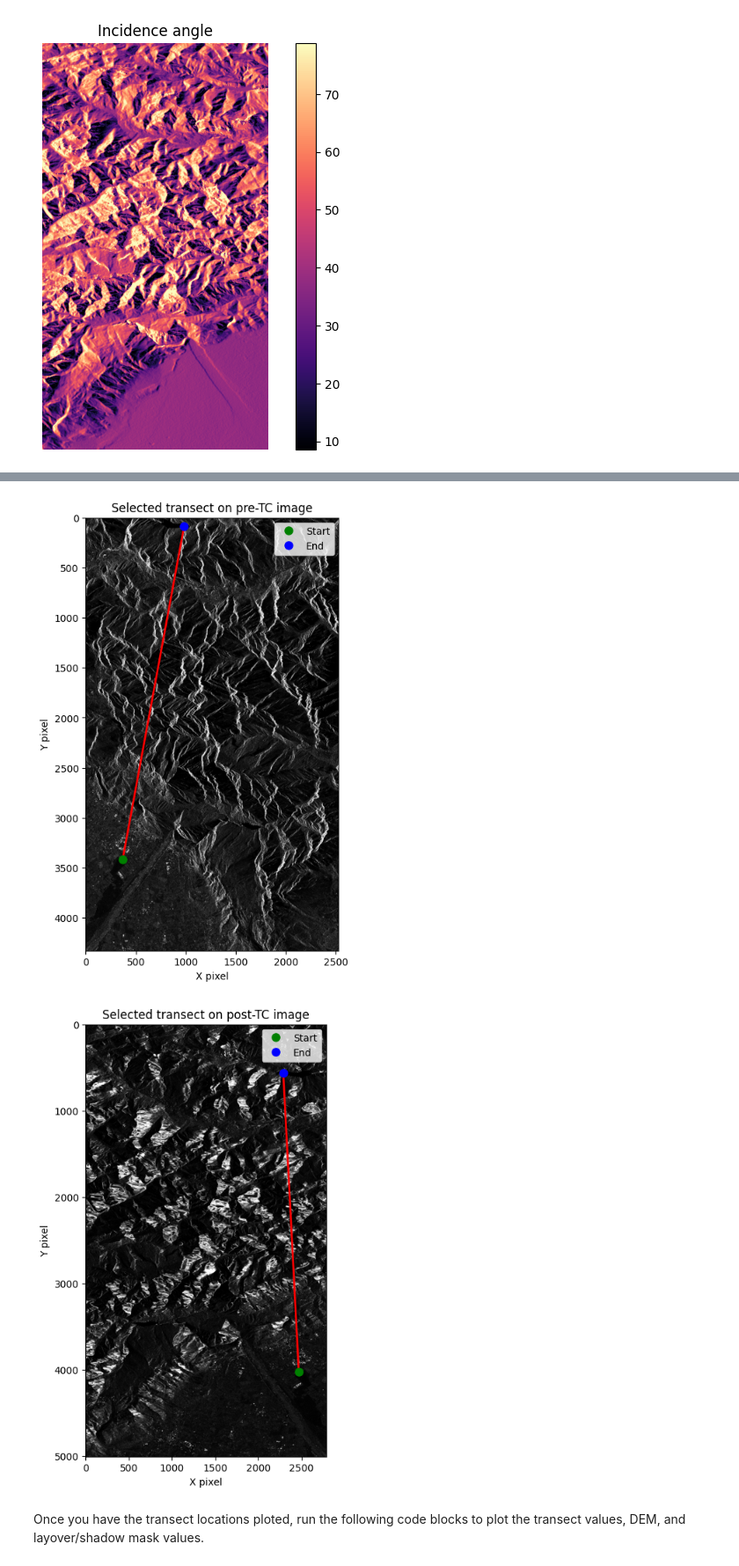
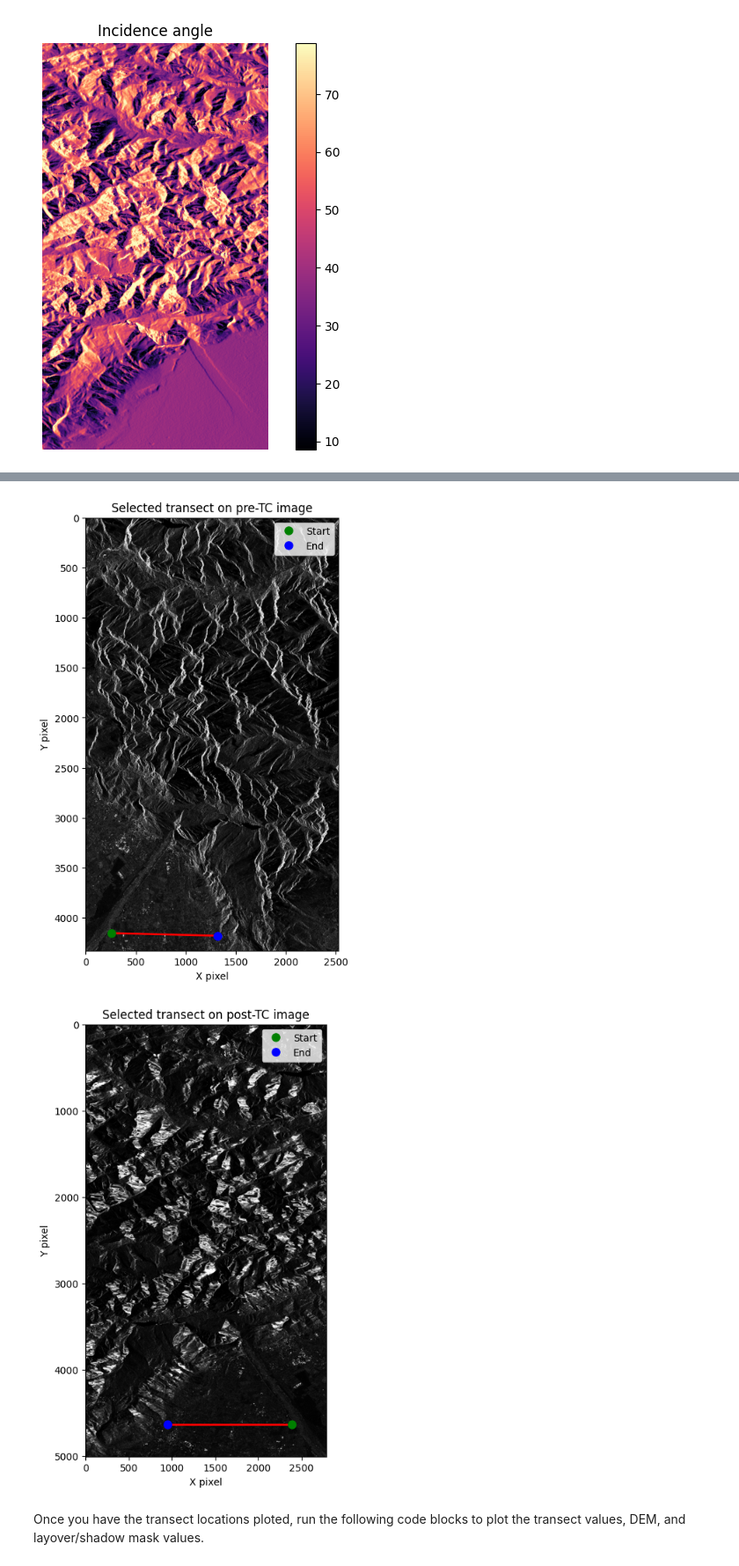
Before and after one commit to SzymonSkrzypczyk/eolabs, a Jupyter notebook: SAR_Lab_2/SAR_Lab_2.ipynb, the cells around one changed output, grey strips where cells are left out. Shown at 88% size. Saved outputs shown, nothing was run; the diff lists cells and outputs as text; code cells hidden in the pictures.

```diff
--- a/SAR_Lab_2/SAR_Lab_2.ipynb
+++ b/SAR_Lab_2/SAR_Lab_2.ipynb
@@ -477,24 +482,26 @@ Next, I want you to change the transects so that they run east-west instead of n
 # %%
-pts_pre = [(368, 3419), (983, 87)]
-pts_post = [(2468, 4028), (2288, 567)]
+# pts_pre = [(368, 3419), (983, 87)]
+# pts_post = [(2468, 4028), (2288, 567)]
+new_pts_pre = [(255, 4153), (1318, 4179)]
+new_pts_post = [(2391, 4640), (948, 4640)]  # I had to flip the values to make it East -> West instead of West -> East
 # %%
 # Choose display ranges
 pre_vmin, pre_vmax = robust_limits(pre_tc)
 post_vmin, post_vmax = robust_limits(post_tc)
 
 plot_transect_on_image(
-    pre_tc, pts_pre[0], pts_pre[1],
+    pre_tc, new_pts_pre[0], new_pts_pre[1],
     title="Selected transect on pre-TC image",
     cmap="gray", vmin=pre_vmin, vmax=pre_vmax
 )
 
 plot_transect_on_image(
-    post_tc, pts_post[0], pts_post[1],
+    post_tc, new_pts_post[0], new_pts_post[1],
     title="Selected transect on post-TC image",
     cmap="gray", vmin=post_vmin, vmax=post_vmax
 )
 # %% [output]
-[figure, old version]
+[figure, new version]
-[figure, old version]
+[figure, new version]
 # %% [markdown]
 Once you have the transect locations ploted, run the following code blocks to plot the transect values, DEM, and layover/shadow mask values.
```
Also changed, not shown: parts of 5 cells of this notebook.
